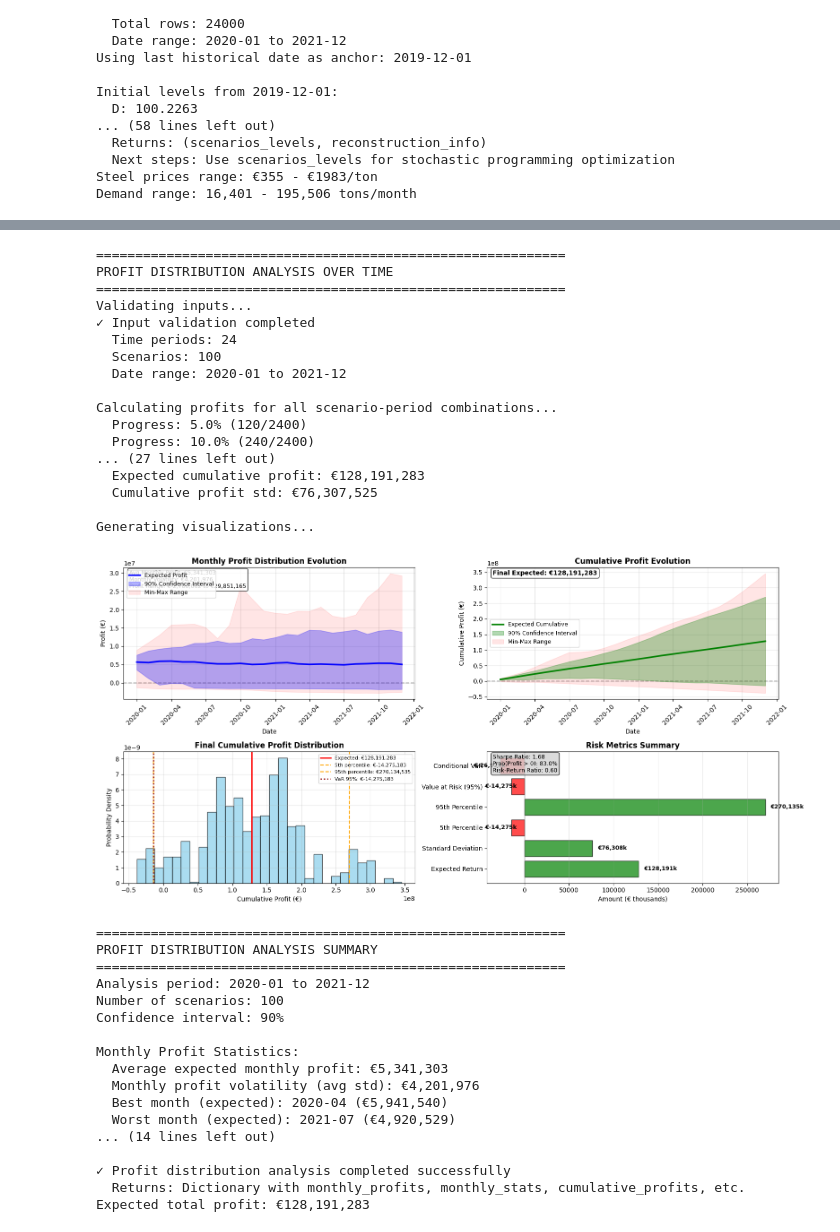
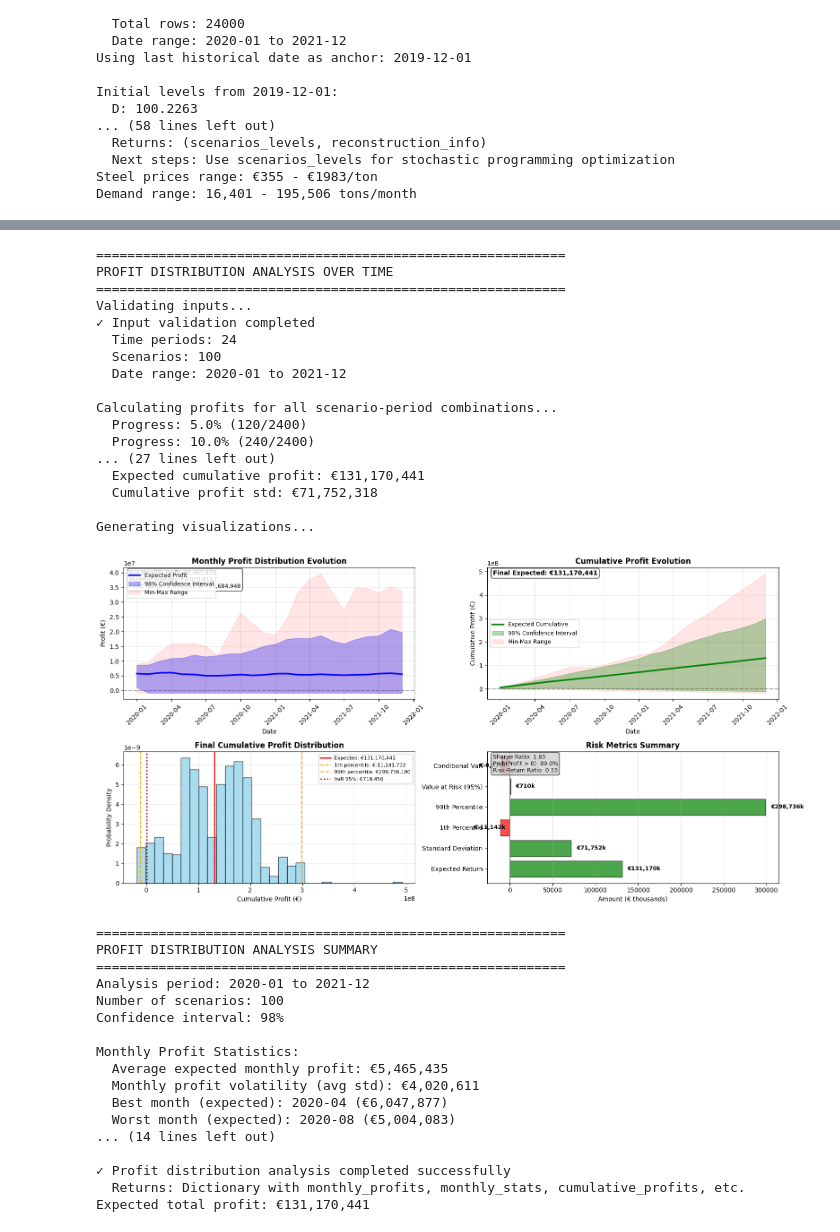
Before and after one commit to SiatrasVasilis/steel-industry-stochastic-optimization, a Jupyter notebook: notebooks/basic_usage.ipynb, the cells around one changed output, grey strips where cells are left out. Cells and saved outputs as stored; diff of their text form; code cells hidden in the pictures.

```diff
--- a/notebooks/basic_usage.ipynb
+++ b/notebooks/basic_usage.ipynb
@@ -21,7 +21,7 @@ print(f"  Source path: {src_path}")
 # %%
 # Load data
 data = TwoStageCapacityAndProcurementPlanning.load_data_from_fredapi(
-    'add_your_fred_api_key_here',  # Replace with your actual FRED API key
+    'add_your_actual_fred_api_key_here',  # Replace with your actual FRED API key
     steel_demand_identifier='IPG3311A2S',
     scrap_price_identifier='WPU1012',
     steel_price_identifier='WPU101704',
@@ -243,7 +243,8 @@ scenarios_red, prob_red = TwoStageCapacityAndProcurementPlanning.reduce_scenario
     scenarios=scenario_levels,
     prob=prob,
     n_scenario_clusters=100,
-    stress_pct=0.01
+    stress_pct=0.01,
+    stress_direction='both'
 )
 # %% [output]
 ============================================================
@@ -302,7 +303,7 @@ decisions = TwoStageCapacityAndProcurementPlanning.optimize_capacity_and_procure
     c_cap_flex=30.0, # flexible capacity cost €/ton capacity
     delta_base=5.0, # base scrap procurement premium €/ton
     delta_spot=15.0, # spot scrap procurement premium €/ton
-    pen_unmet=10.0, # penalty cost for unmet demand €/ton
+    pen_unmet=0.0, # penalty cost for unmet demand €/ton
     gamma_cap=0.3, # capacity adjustment cost factor
     gamma_scrap=0.8, # scrap procurement adjustment cost factor
     solver="highs"
@@ -360,55 +361,55 @@ profit_analysis = TwoStageCapacityAndProcurementPlanning.plot_profit_distributio
     decisions=decisions,
     scenarios=scenarios_red,
     prob=prob_red,
     alpha=1.01,  # scrap-to-product ratio
     c_var=250.0, # variable production cost €/ton
     c_cap_base=10.0, # fixed capacity cost €/ton capacity
     c_cap_flex=30.0, # flexible capacity cost €/ton capacity
     delta_base=5.0, # base scrap procurement premium €/ton
     delta_spot=15.0, # spot scrap procurement premium €/ton
-    pen_unmet=10.0, # penalty cost for unmet demand €/ton
+    pen_unmet=0.0, # penalty cost for unmet demand €/ton
     gamma_cap=0.3, # capacity adjustment cost factor
     gamma_scrap=0.8, # scrap procurement adjustment cost factor
-    confidence_levels=[0.05, 0.95],  # 90% CI
+    confidence_levels=[0.01, 0.99],  # 98% CI
 )
 
 print(f"Expected total profit: €{profit_analysis['cumulative_stats']['expected_cumulative']:,.0f}")
 # %% [output]
 ============================================================
 PROFIT DISTRIBUTION ANALYSIS OVER TIME
 ============================================================
 Validating inputs...
 ✓ Input validation completed
   Time periods: 24
   Scenarios: 100
   Date range: 2020-01 to 2021-12
 
 Calculating profits for all scenario-period combinations...
   Progress: 5.0% (120/2400)
   Progress: 10.0% (240/2400)
 ... (27 lines left out)
-  Expected cumulative profit: €128,191,283
-  Cumulative profit std: €76,307,525
+  Expected cumulative profit: €131,170,441
+  Cumulative profit std: €71,752,318
 
 Generating visualizations...
-[figure, old version]
+[figure, new version]
 ============================================================
 PROFIT DISTRIBUTION ANALYSIS SUMMARY
 ============================================================
 Analysis period: 2020-01 to 2021-12
 Number of scenarios: 100
-Confidence interval: 90%
+Confidence interval: 98%
 
 Monthly Profit Statistics:
-  Average expected monthly profit: €5,341,303
-  Monthly profit volatility (avg std): €4,201,976
-  Best month (expected): 2020-04 (€5,941,540)
-  Worst month (expected): 2021-07 (€4,920,529)
+  Average expected monthly profit: €5,465,435
+  Monthly profit volatility (avg std): €4,020,611
+  Best month (expected): 2020-04 (€6,047,877)
+  Worst month (expected): 2020-08 (€5,004,083)
 ... (14 lines left out)
 
 ✓ Profit distribution analysis completed successfully
   Returns: Dictionary with monthly_profits, monthly_stats, cumulative_profits, etc.
-Expected total profit: €128,191,283
+Expected total profit: €131,170,441
 # %%
 # Run backtesting simulation
 actual_future = data.loc['2020-01-01':'2021-12-01']
```
Also changed, not shown: parts of 5 cells of this notebook, 3 other files.
